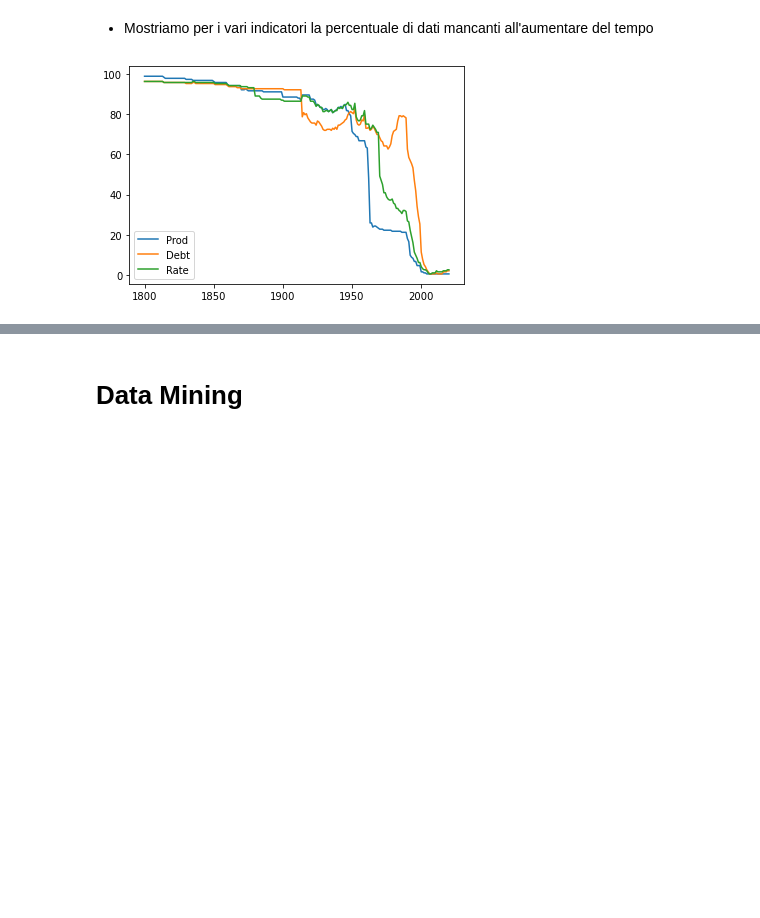
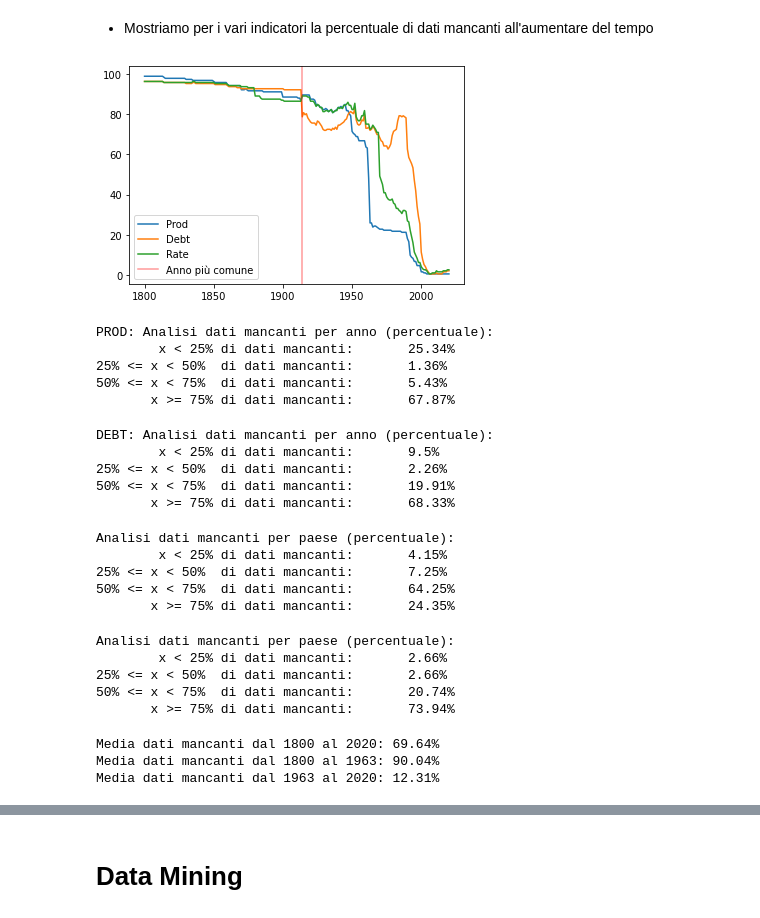
Before and after one commit to holderekt/world-analysis, a Jupyter notebook: data_mining.ipynb, the cells around one changed output, grey strips where cells are left out. Saved outputs shown, nothing was run; the diff lists cells and outputs as text; code cells hidden in the pictures; blank space fills up the shorter version.

Commit message:
Ulteriore analisi null

```diff
--- a/data_mining.ipynb
+++ b/data_mining.ipynb
@@ -76,13 +76,78 @@ plt.show()
 # %%
 
 missing_prod_dt = prod_dt.isna().sum().to_numpy()[2:] / len(country_list) * 100
 missing_debt_dt = debt_dt.isna().sum().to_numpy()[2:] / len(country_list) * 100
 missing_rate_dt = rate_dt.isna().sum().to_numpy()[2:] / len(country_list) * 100
 
 plt.plot(time_data, missing_prod_dt, label="Prod")
 plt.plot(time_data, missing_debt_dt, label="Debt")
 plt.plot(time_data, missing_rate_dt, label="Rate")
+plt.axvline(x=counts.most_common()[0][0], color='r', label='Anno più comune', alpha=0.4)
 plt.legend()
 plt.show()
 # %% [output]
-[figure, old version]
+[figure, new version]
+# %%
+print("PROD: Analisi dati mancanti per anno (percentuale):")
+print(f"\tx < 25% di dati mancanti:\t{round((sum(i < 25 for i in missing_prod_dt)/221)* 100, 2 )}%")
+print(f"25% <= x < 50%  di dati mancanti: \t{round((sum(i >= 25 and i < 50 for i in missing_prod_dt)/221)* 100, 2 )}%")
+print(f"50% <= x < 75%  di dati mancanti: \t{round((sum(i >= 50 and i < 75 for i in missing_prod_dt)/221)* 100, 2 )}%")
+print(f"       x >= 75% di dati mancanti:\t{round((sum(i >= 75 for i in missing_prod_dt)/221)* 100, 2 )}%")
+# %% [output]
+PROD: Analisi dati mancanti per anno (percentuale):
+        x < 25% di dati mancanti:       25.34%
+25% <= x < 50%  di dati mancanti:       1.36%
+50% <= x < 75%  di dati mancanti:       5.43%
+       x >= 75% di dati mancanti:       67.87%
+# %%
+print("DEBT: Analisi dati mancanti per anno (percentuale):")
+print(f"\tx < 25% di dati mancanti:\t{round((sum(i < 25 for i in missing_debt_dt)/221)* 100, 2 )}%")
+print(f"25% <= x < 50%  di dati mancanti: \t{round((sum(i >= 25 and i < 50 for i in missing_debt_dt)/221)* 100, 2 )}%")
+print(f"50% <= x < 75%  di dati mancanti: \t{round((sum(i >= 50 and i < 75 for i in missing_debt_dt)/221)* 100, 2 )}%")
+print(f"       x >= 75% di dati mancanti:\t{round((sum(i >= 75 for i in missing_debt_dt)/221)* 100, 2 )}%")
+# %% [output]
+DEBT: Analisi dati mancanti per anno (percentuale):
+        x < 25% di dati mancanti:       9.5%
+25% <= x < 50%  di dati mancanti:       2.26%
+50% <= x < 75%  di dati mancanti:       19.91%
+       x >= 75% di dati mancanti:       68.33%
+# %%
+prod_country_list = prod_dt.loc[:,'name'].to_numpy()
+# Percentuale di missing data per paese
+ms_data = prod_dt.isna().sum(axis=1).to_numpy() / 221
+
+print("Analisi dati mancanti per paese (percentuale):")
+print(f"\tx < 25% di dati mancanti:\t{round((sum(i < 0.25 for i in ms_data)/len(prod_country_list))* 100, 2 )}%")
+print(f"25% <= x < 50%  di dati mancanti: \t{round((sum(i >= 0.25 and i < 0.50 for i in ms_data)/len(prod_country_list))* 100, 2 )}%")
+print(f"50% <= x < 75%  di dati mancanti: \t{round((sum(i >= 0.50 and i < 0.75 for i in ms_data)/len(prod_country_list))* 100, 2 )}%")
+print(f"       x >= 75% di dati mancanti:\t{round((sum(i >= 0.75 for i in ms_data)/len(prod_country_list))* 100, 2 )}%")
+# %% [output]
+Analisi dati mancanti per paese (percentuale):
+        x < 25% di dati mancanti:       4.15%
+25% <= x < 50%  di dati mancanti:       7.25%
+50% <= x < 75%  di dati mancanti:       64.25%
+       x >= 75% di dati mancanti:       24.35%
+# %%
+prod_country_list = debt_dt.loc[:,'name'].to_numpy()
+# Percentuale di missing data per paese
+ms_data = debt_dt.isna().sum(axis=1).to_numpy() / 221
+
+print("Analisi dati mancanti per paese (percentuale):")
+print(f"\tx < 25% di dati mancanti:\t{round((sum(i < 0.25 for i in ms_data)/len(prod_country_list))* 100, 2 )}%")
+print(f"25% <= x < 50%  di dati mancanti: \t{round((sum(i >= 0.25 and i < 0.50 for i in ms_data)/len(prod_country_list))* 100, 2 )}%")
+print(f"50% <= x < 75%  di dati mancanti: \t{round((sum(i >= 0.50 and i < 0.75 for i in ms_data)/len(prod_country_list))* 100, 2 )}%")
+print(f"       x >= 75% di dati mancanti:\t{round((sum(i >= 0.75 for i in ms_data)/len(prod_country_list))* 100, 2 )}%")
+# %% [output]
+Analisi dati mancanti per paese (percentuale):
+        x < 25% di dati mancanti:       2.66%
+25% <= x < 50%  di dati mancanti:       2.66%
+50% <= x < 75%  di dati mancanti:       20.74%
+       x >= 75% di dati mancanti:       73.94%
+# %%
+print(f"Media dati mancanti dal 1800 al 2020: {round(sum(missing_prod_dt)/221,2)}%")
+print(f"Media dati mancanti dal 1800 al 1963: {round(sum(missing_prod_dt[0:163])/163,2)}%")
+print(f"Media dati mancanti dal 1963 al 2020: {round(sum(missing_prod_dt[163:])/(221 - 163),2)}%")
+# %% [output]
+Media dati mancanti dal 1800 al 2020: 69.64%
+Media dati mancanti dal 1800 al 1963: 90.04%
+Media dati mancanti dal 1963 al 2020: 12.31%
```
Also changed, not shown: parts of 7 cells of this notebook.
